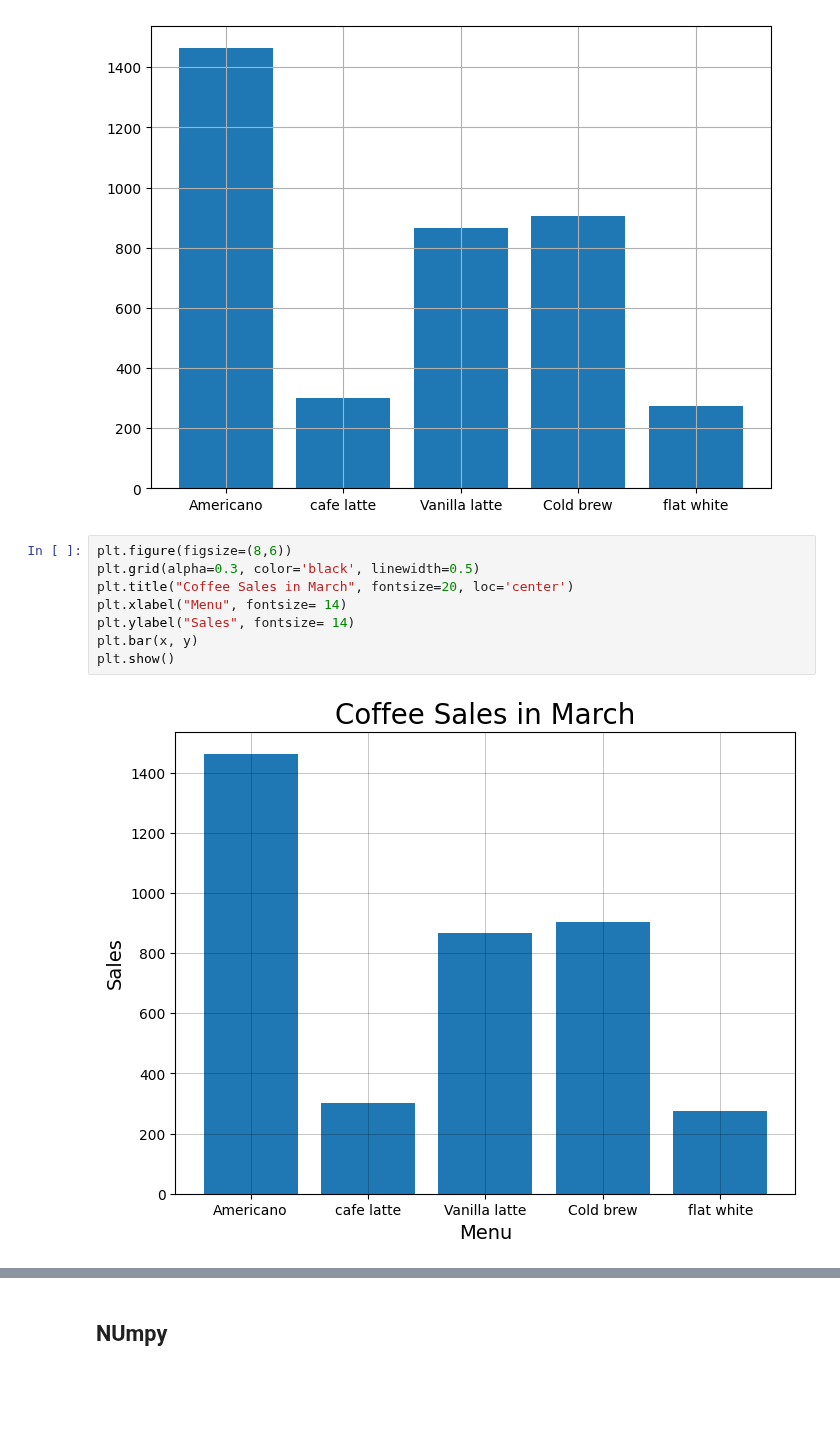
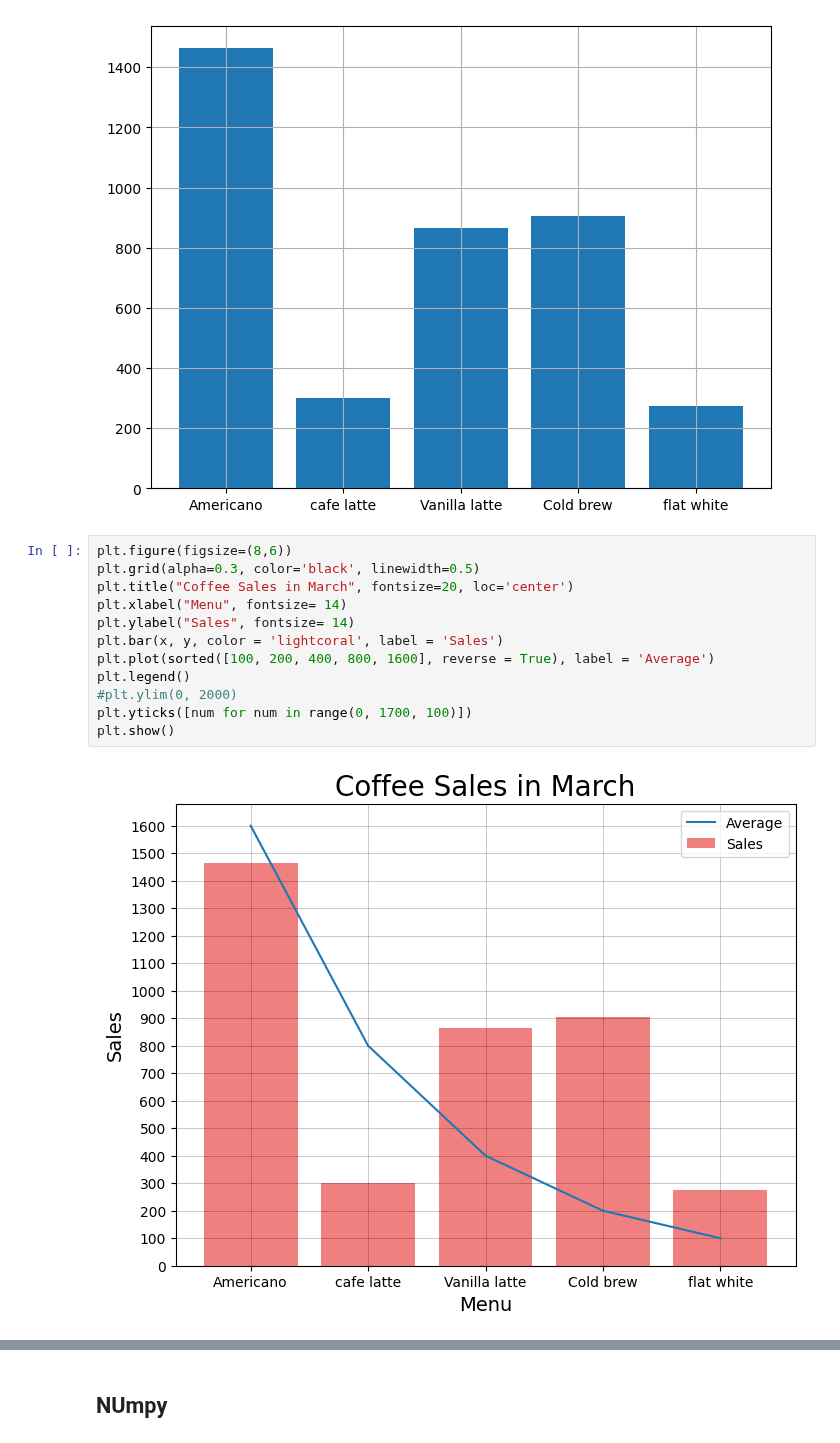
Before and after one commit to WooHyun94/TIL, a Jupyter notebook: Python/220929.ipynb, the cells around one changed output, grey strips where cells are left out. Cells and saved outputs as stored; diff of their text form; blank space fills up the shorter version.

```diff
--- a/Python/220929.ipynb
+++ b/Python/220929.ipynb
@@ -282,10 +282,14 @@ plt.show()
 # %%
 plt.figure(figsize=(8,6))
 plt.grid(alpha=0.3, color='black', linewidth=0.5)
 plt.title("Coffee Sales in March", fontsize=20, loc='center')
 plt.xlabel("Menu", fontsize= 14)
 plt.ylabel("Sales", fontsize= 14)
-plt.bar(x, y)
+plt.bar(x, y, color = 'lightcoral', label = 'Sales')
+plt.plot(sorted([100, 200, 400, 800, 1600], reverse = True), label = 'Average')
+plt.legend()
+#plt.ylim(0, 2000)
+plt.yticks([num for num in range(0, 1700, 100)])
 plt.show()
 # %% [output]
-[figure, old version]
+[figure, new version]
```
Also changed, not shown: parts of 1 cell of this notebook.
